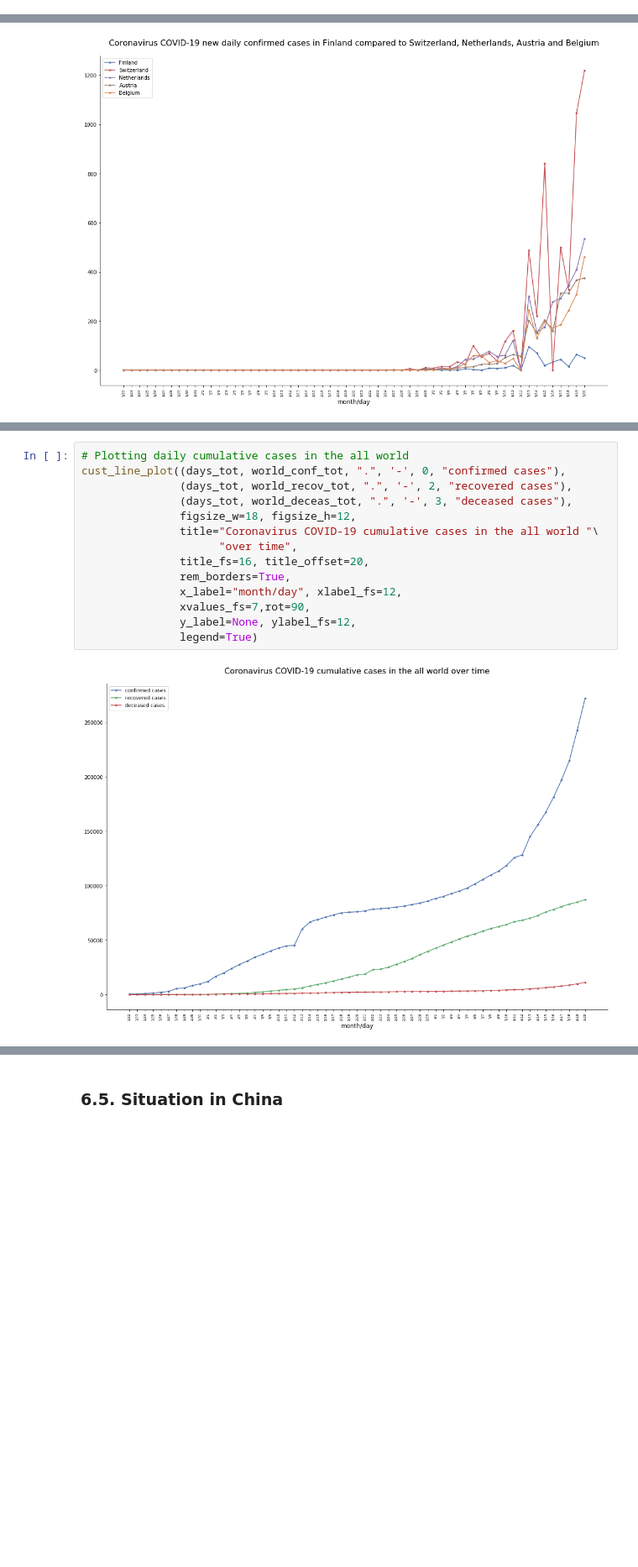
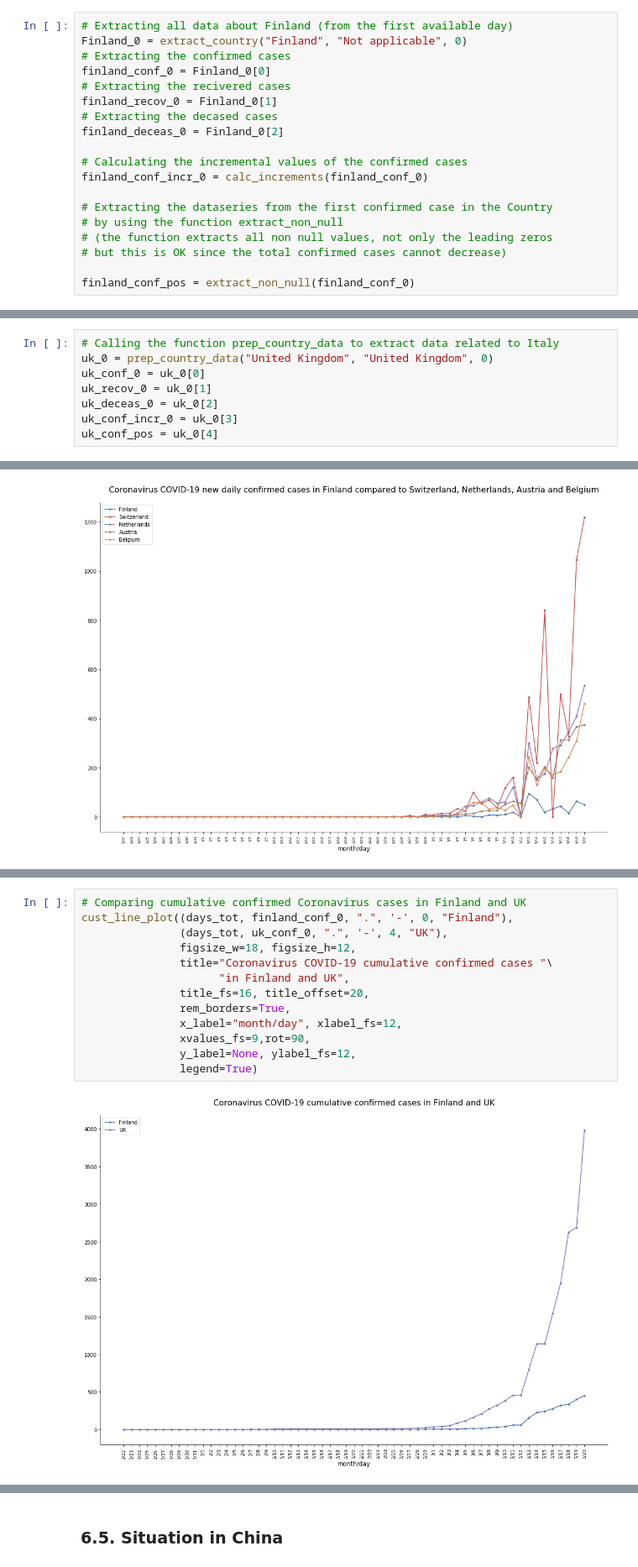
Before and after one commit to BerniHacker/Coronavirus, a Jupyter notebook: Coronavirus_Finland.ipynb, the cells around one changed output, grey strips where cells are left out. Shown at 84% size. Drawn from its saved outputs; the diff is of its cells as text; blank space fills up the shorter version.

Commit message:
modifications to the functions + UK plots added

```diff
--- a/Coronavirus_Finland.ipynb
+++ b/Coronavirus_Finland.ipynb
@@ -807,3 +854,22 @@ world_deceas_tot = world_deceas.sum()
+# %%
+# Extracting all data about Finland (from the first available day)
+Finland_0 = extract_country("Finland", "Not applicable", 0)
+# Extracting the confirmed cases
+finland_conf_0 = Finland_0[0]
+# Extracting the recivered cases
+finland_recov_0 = Finland_0[1]
+# Extracting the decased cases
+finland_deceas_0 = Finland_0[2]
+
+# Calculating the incremental values of the confirmed cases
+finland_conf_incr_0 = calc_increments(finland_conf_0)
+
+# Extracting the dataseries from the first confirmed case in the Country
+# by using the function extract_non_null
+# (the function extracts all non null values, not only the leading zeros
+# but this is OK since the total confirmed cases cannot decrease)
+
+finland_conf_pos = extract_non_null(finland_conf_0)
 # %% [markdown]
 #### 5.4.4. Data from other Scandinavian Countries <a name="5.4.4."></a>
 # %%
@@ -925,0 +992,8 @@ belgium_conf_pos = belgium_0[4]
+# %%
+# Calling the function prep_country_data to extract data related to Italy
+uk_0 = prep_country_data("United Kingdom", "United Kingdom", 0)
+uk_conf_0 = uk_0[0]
+uk_recov_0 = uk_0[1]
+uk_deceas_0 = uk_0[2]
+uk_conf_incr_0 = uk_0[3]
+uk_conf_pos = uk_0[4]
@@ -1335,16 +1394,15 @@ cust_line_plot((days_tot, finland_conf_incr_0, ".", '-', 0, "Finland"),
 # %%
-# Plotting daily cumulative cases in the all world
-cust_line_plot((days_tot, world_conf_tot, ".", '-', 0, "confirmed cases"),
-               (days_tot, world_recov_tot, ".", '-', 2, "recovered cases"),
-               (days_tot, world_deceas_tot, ".", '-', 3, "deceased cases"),
+# Comparing cumulative confirmed Coronavirus cases in Finland and UK
+cust_line_plot((days_tot, finland_conf_0, ".", '-', 0, "Finland"),
+               (days_tot, uk_conf_0, ".", '-', 4, "UK"),
                figsize_w=18, figsize_h=12,
-               title="Coronavirus COVID-19 cumulative cases in the all world "\
-                     "over time",
+               title="Coronavirus COVID-19 cumulative confirmed cases "\
+                     "in Finland and UK",
                title_fs=16, title_offset=20,
                rem_borders=True,
                x_label="month/day", xlabel_fs=12,
-               xvalues_fs=7,rot=90,
+               xvalues_fs=9,rot=90,
                y_label=None, ylabel_fs=12,
                legend=True)
 # %% [output]
-[figure, old version]
+[figure, new version]
```
Also changed, not shown: parts of 50 cells of this notebook, 1 other file.
